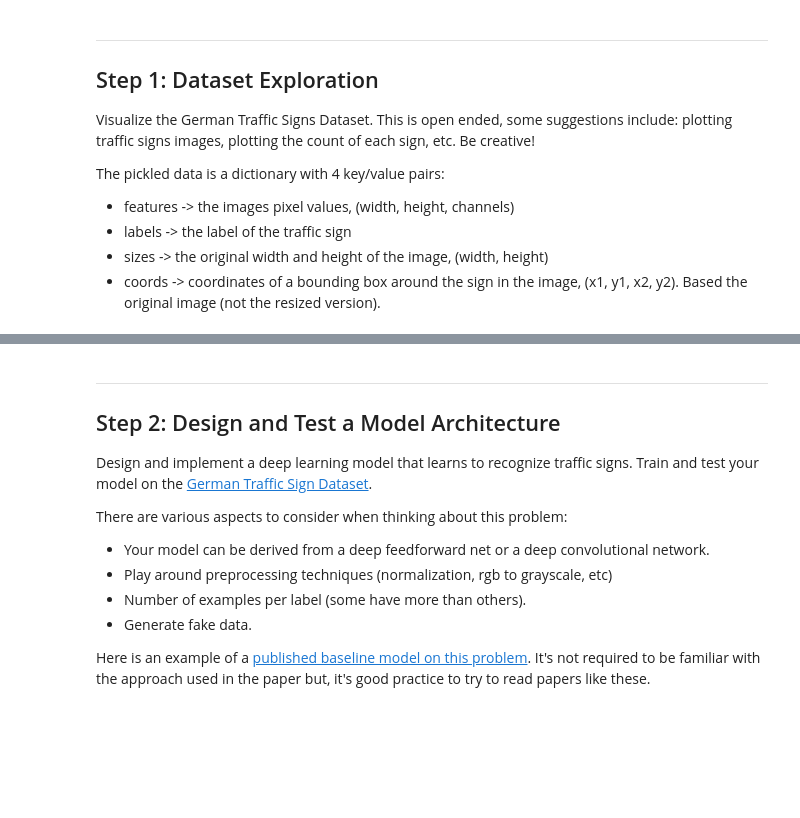
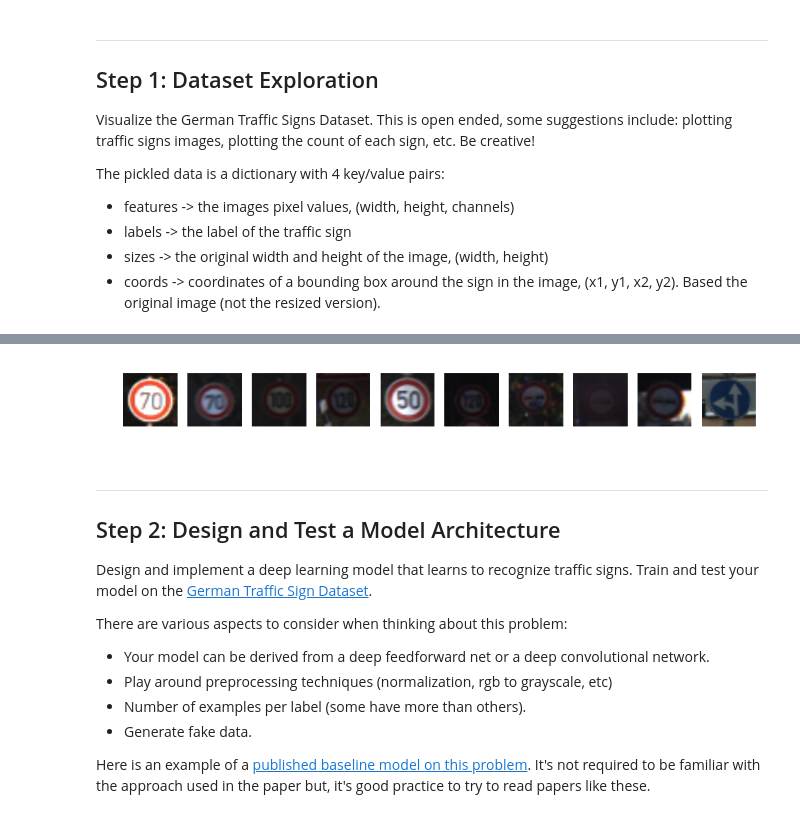
Before and after one commit to spadin/traffic-signs, a Jupyter notebook: Traffic_Signs_Recognition.ipynb, the cells around one changed output, grey strips where cells are left out. Saved outputs shown, nothing was run; the diff lists cells and outputs as text; code cells hidden in the pictures; blank space fills up the shorter version.

```diff
--- a/Traffic_Signs_Recognition.ipynb
+++ b/Traffic_Signs_Recognition.ipynb
@@ -65,3 +67,29 @@ print("Number of classes =", n_classes)
+# %%
+### Data exploration visualization goes here.
+### Feel free to use as many code cells as needed.
+
+%matplotlib inline
+import numpy as np
+import matplotlib.pyplot as plt
+import cv2
+
+# Number of random images to get
+n_images = 10
+
+# Generate a list of 10 random indices within X_train range
+indices = np.random.randint(0, n_train - 1, size=n_images)
+
+f = plt.figure(figsize=(n_images, 1))
+
+# Display 10 random images from the training set
+for i, idx in enumerate(indices):
+    ax = f.add_subplot(1, n_images, (i + 1))
+    ax.axis('off')
+    ax.imshow(X_train[idx])
+
+plt.show()
+# %% [output]
+[figure, added]
 # %% [markdown]
 ----
 
```
Also changed, not shown: parts of 11 cells of this notebook, 1 other file.
